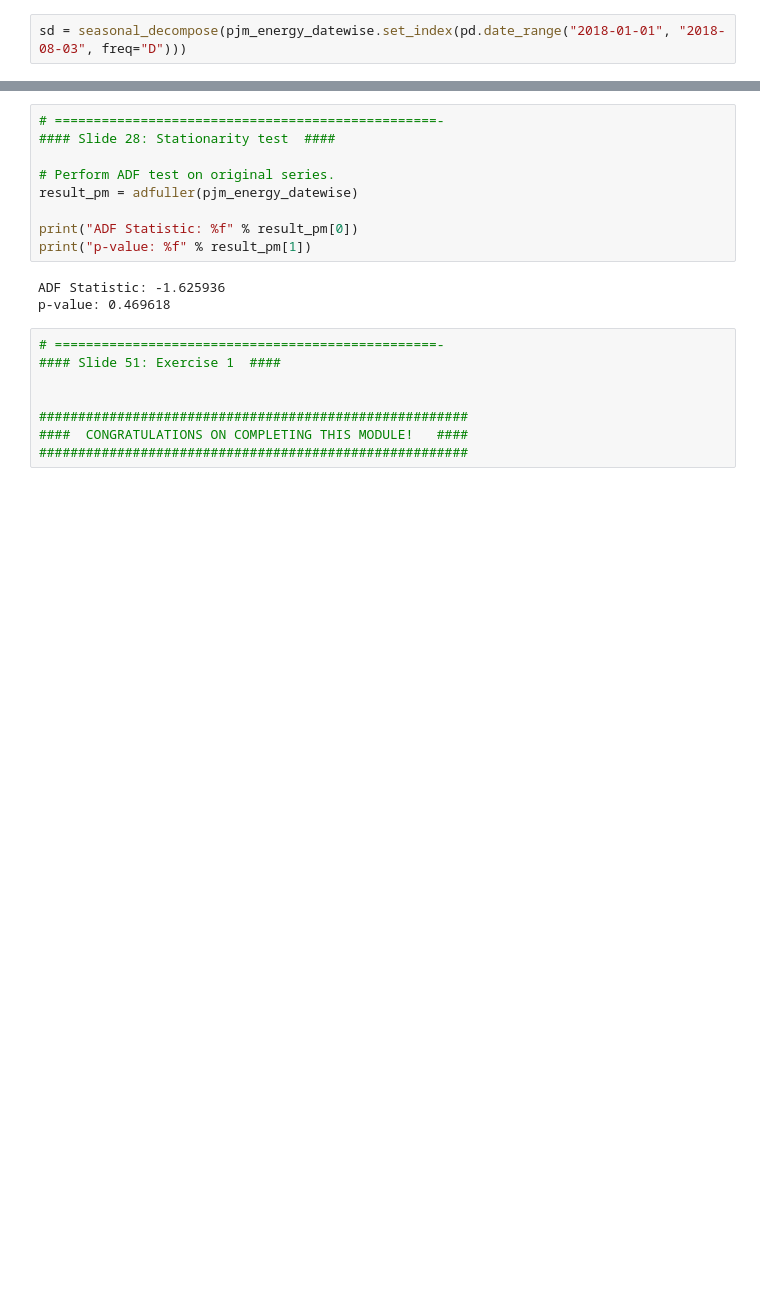
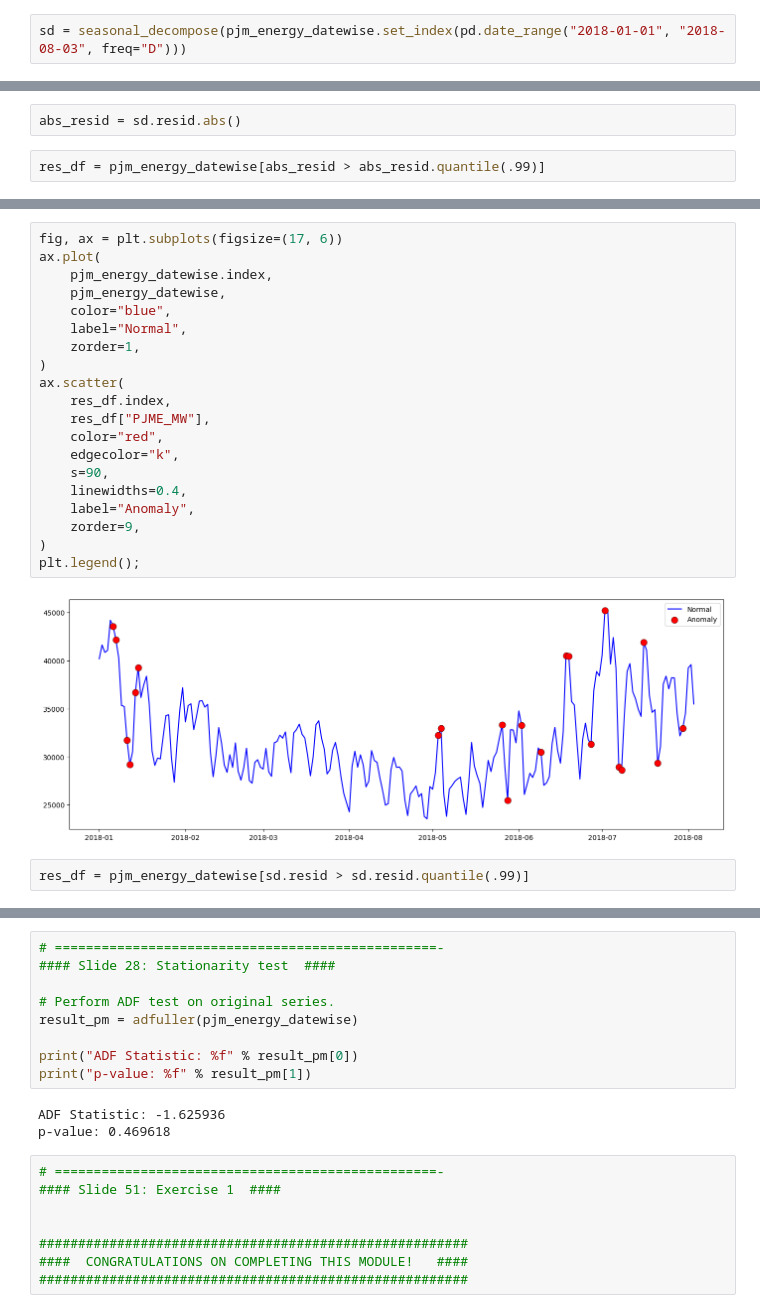
Before and after one commit to maptv/AnomalyDetection, a Jupyter notebook: anomaly-detection-part-5-code-checkpoint.ipynb, the cells around one changed output, grey strips where cells are left out. Cells and saved outputs as stored; diff of their text form; blank space fills up the shorter version.

```diff
--- a/anomaly-detection-part-5-code-checkpoint.ipynb
+++ b/anomaly-detection-part-5-code-checkpoint.ipynb
@@ -198,0 +167,4 @@ Freq: D, Name: resid, Length: 215, dtype: float64
+# %%
+abs_resid = sd.resid.abs()
+# %%
+res_df = pjm_energy_datewise[abs_resid > abs_resid.quantile(.99)]
@@ -198,0 +192,24 @@ Freq: D, Name: resid, Length: 215, dtype: float64
+# %%
+fig, ax = plt.subplots(figsize=(17, 6))
+ax.plot(
+    pjm_energy_datewise.index,
+    pjm_energy_datewise,
+    color="blue",
+    label="Normal",
+    zorder=1,
+)
+ax.scatter(
+    res_df.index,
+    res_df["PJME_MW"],
+    color="red",
+    edgecolor="k",
+    s=90,
+    linewidths=0.4,
+    label="Anomaly",
+    zorder=9,
+)
+plt.legend();
+# %% [output]
+[figure, added]
+# %%
+res_df = pjm_energy_datewise[sd.resid > sd.resid.quantile(.99)]
```
Also changed, not shown: parts of 12 cells of this notebook.
